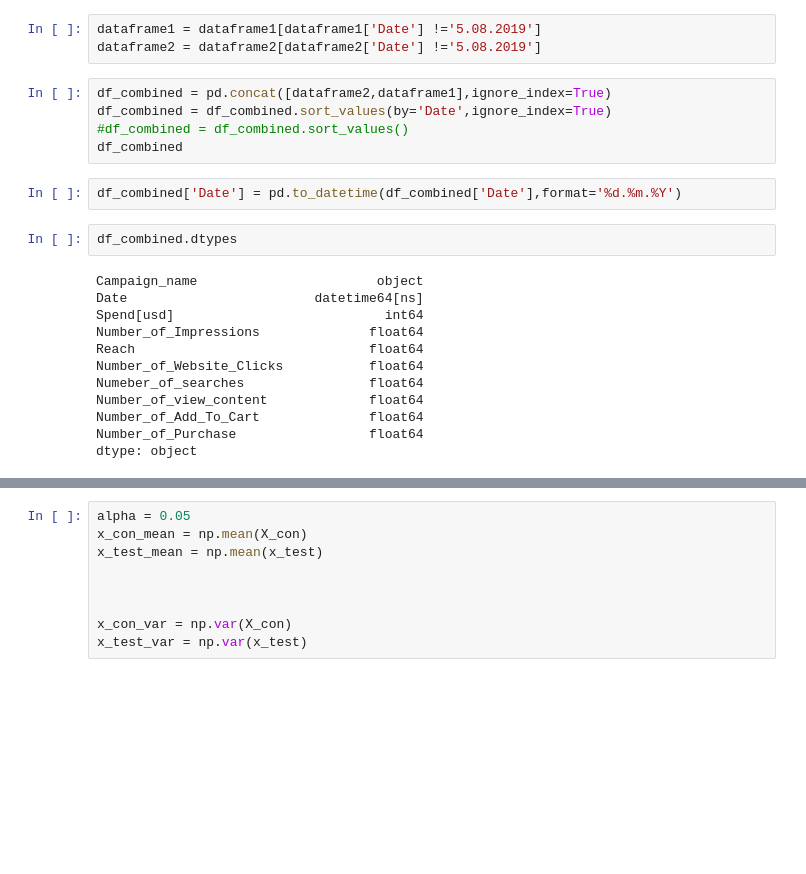
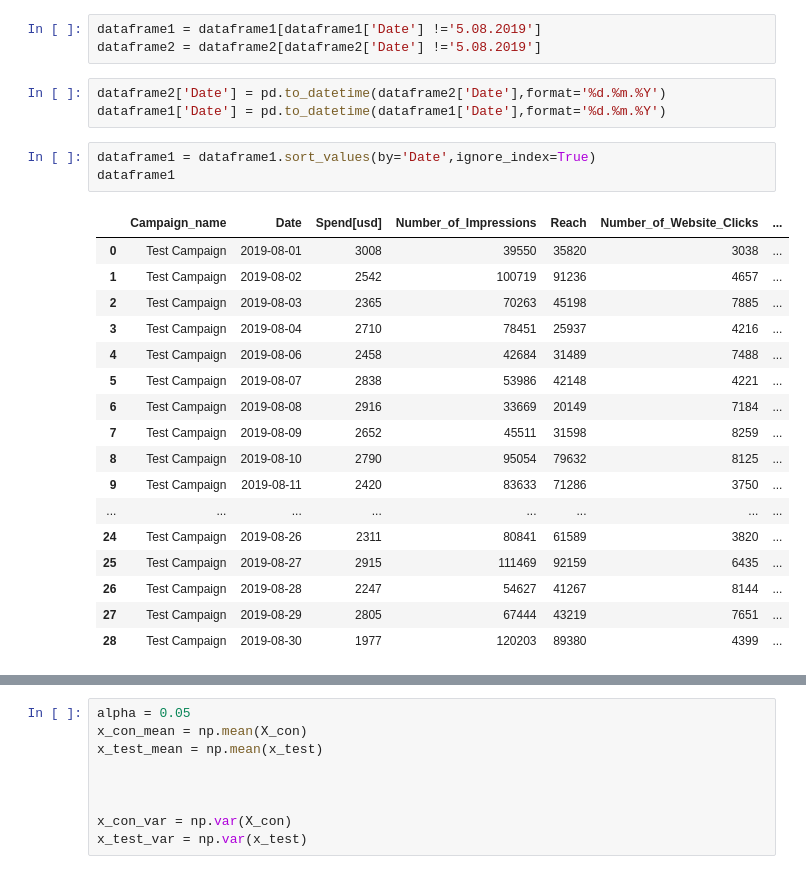
Before and after one commit to ojumah20/A-B-Testing-Campaigns-Broad-vs-Premium-Audience, a Jupyter notebook: DATA.ipynb, the cells around one changed output, grey strips where cells are left out. Saved outputs shown, nothing was run; the diff lists cells and outputs as text; blank space fills up the shorter version.

```diff
--- a/DATA.ipynb
+++ b/DATA.ipynb
@@ -128,25 +110,28 @@ I have decided to remove the day 5/08/2019 to rpevent bais or mispresented skewn
 # %%
 dataframe1 = dataframe1[dataframe1['Date'] !='5.08.2019']
 dataframe2 = dataframe2[dataframe2['Date'] !='5.08.2019']
+# %%
+dataframe2['Date'] = pd.to_datetime(dataframe2['Date'],format='%d.%m.%Y')
+dataframe1['Date'] = pd.to_datetime(dataframe1['Date'],format='%d.%m.%Y')
 # %%
-df_combined = pd.concat([dataframe2,dataframe1],ignore_index=True)
-df_combined = df_combined.sort_values(by='Date',ignore_index=True)
-#df_combined = df_combined.sort_values()
-df_combined
+dataframe1 = dataframe1.sort_values(by='Date',ignore_index=True)
+dataframe1
+# %% [output]
+|  | Campaign_name | Date | Spend[usd] | Number_of_Impressions | Reach | Number_of_Website_Clicks | ... |
+| 0 | Test Campaign | 2019-08-01 | 3008 | 39550 | 35820 | 3038 | ... |
+| 1 | Test Campaign | 2019-08-02 | 2542 | 100719 | 91236 | 4657 | ... |
+| 2 | Test Campaign | 2019-08-03 | 2365 | 70263 | 45198 | 7885 | ... |
+| 3 | Test Campaign | 2019-08-04 | 2710 | 78451 | 25937 | 4216 | ... |
+| 4 | Test Campaign | 2019-08-06 | 2458 | 42684 | 31489 | 7488 | ... |
+| 5 | Test Campaign | 2019-08-07 | 2838 | 53986 | 42148 | 4221 | ... |
+| 6 | Test Campaign | 2019-08-08 | 2916 | 33669 | 20149 | 7184 | ... |
+| 7 | Test Campaign | 2019-08-09 | 2652 | 45511 | 31598 | 8259 | ... |
+| 8 | Test Campaign | 2019-08-10 | 2790 | 95054 | 79632 | 8125 | ... |
+| 9 | Test Campaign | 2019-08-11 | 2420 | 83633 | 71286 | 3750 | ... |
+| ... | ... | ... | ... | ... | ... | ... | ... |
+| 24 | Test Campaign | 2019-08-26 | 2311 | 80841 | 61589 | 3820 | ... |
+| 25 | Test Campaign | 2019-08-27 | 2915 | 111469 | 92159 | 6435 | ... |
+| 26 | Test Campaign | 2019-08-28 | 2247 | 54627 | 41267 | 8144 | ... |
+| 27 | Test Campaign | 2019-08-29 | 2805 | 67444 | 43219 | 7651 | ... |
+| 28 | Test Campaign | 2019-08-30 | 1977 | 120203 | 89380 | 4399 | ... |
-# %%
-df_combined['Date'] = pd.to_datetime(df_combined['Date'],format='%d.%m.%Y')
-# %%
-df_combined.dtypes
-# %% [output]
-Campaign_name                       object
-Date                        datetime64[ns]
-Spend[usd]                           int64
-Number_of_Impressions              float64
-Reach                              float64
-Number_of_Website_Clicks           float64
-Numeber_of_searches                float64
-Number_of_view_content             float64
-Number_of_Add_To_Cart              float64
-Number_of_Purchase                 float64
-dtype: object
 # %%
```
Also changed, not shown: parts of 11 cells of this notebook.
